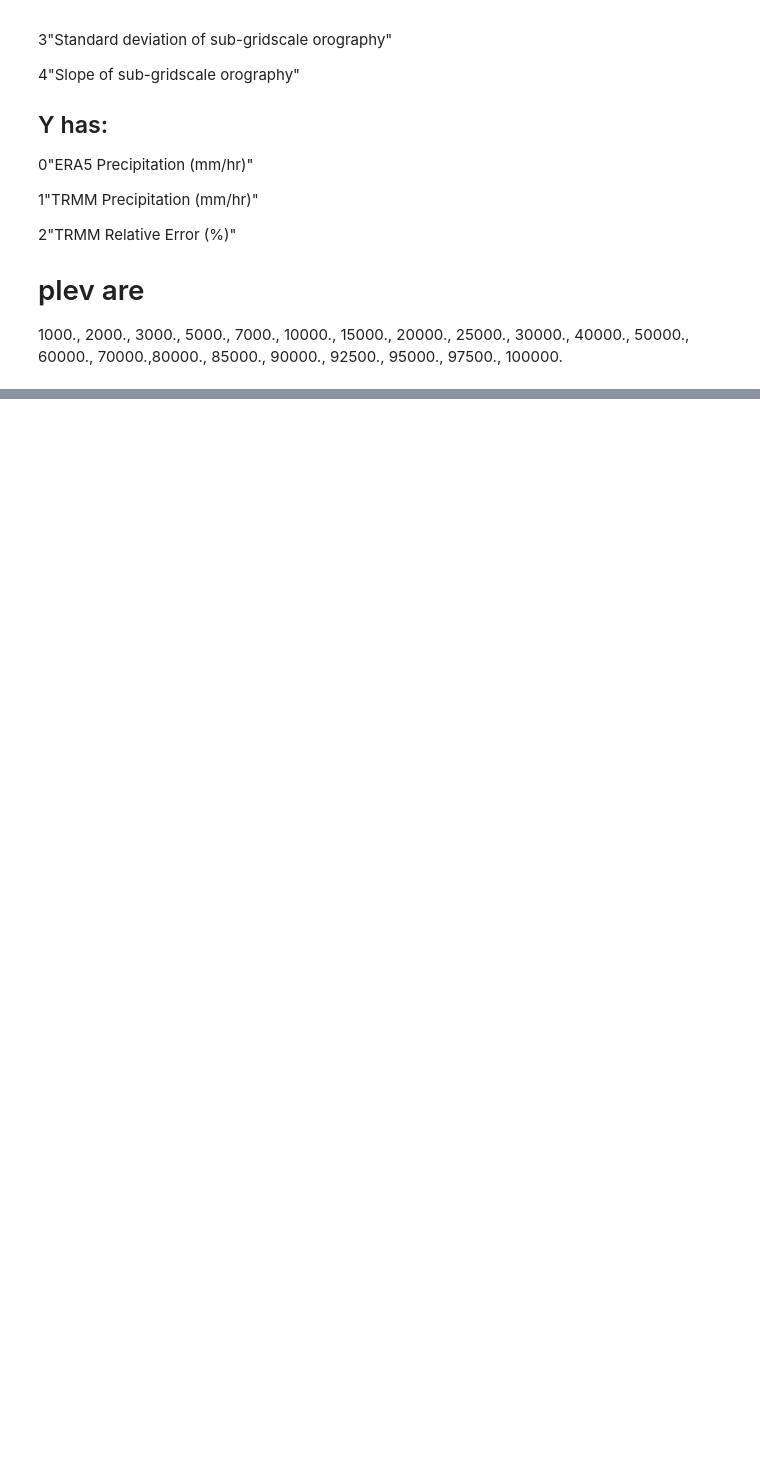
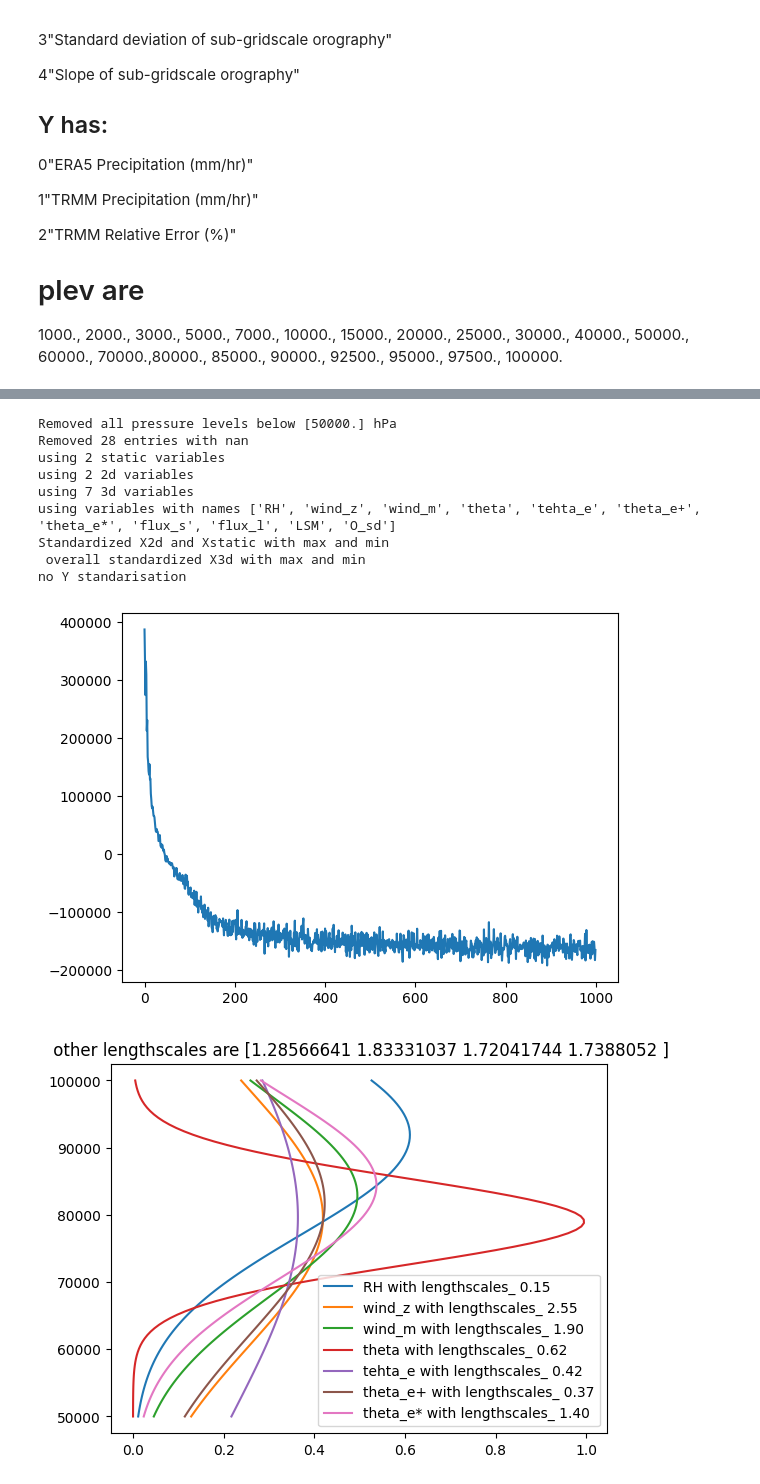
Before and after one commit to JaxGaussianProcesses/GPJax, a Jupyter notebook: Play_full2.ipynb, the cells around one changed output, grey strips where cells are left out. Cells and saved outputs as stored; diff of their text form; code cells hidden in the pictures; blank space fills up the shorter version.

```diff
--- a/Play_full2.ipynb
+++ b/Play_full2.ipynb
@@ -275,19 +273,14 @@ D, problem_info = prep_data("just rain")
 plot_data(problem_info,D)
 
 
-num_inducing=50
+num_inducing=25
 max_depth = 2
+
 smoother = init_smoother(problem_info)
-
-
-D_inducing = D.get_subset(500).get_subset(num_inducing, space_filling=True, no_3d=False, smoother=smoother)
+D_inducing = D.get_subset(100).get_subset(num_inducing, space_filling=True, no_3d=False, smoother=smoother)
 inducing_inputs_3d = D_inducing.X3d
 inducing_inputs_2d = D_inducing.X2d
 inducing_inputs_static = D_inducing.Xstatic
-
-
-
-D_ref = D_inducing#D.get_subset(250)
 # %% [output]
 Removed all pressure levels below [50000.] hPa
 Removed 28 entries with nan
@@ -312,0 +428,49 @@ no Y standarisation
+# %%
+D, problem_info = prep_data("all")
+initial_posterior = VariationalPrecipGP(
+    list_of_kernels=[init_kernels(problem_info, additive=False),init_kernels(problem_info, additive=False)],
+    likelihood=gpx.likelihoods.BernoulliGamma(num_datapoints=D.n),
+    smoother=smoother,
+    variational_mean= jnp.zeros((2, num_inducing, 1)),
+    variational_root_covariance= jnp.repeat(jnp.eye(num_inducing)[None,:,:],2,0),
+    num_latents=2,
+    jitter=jnp.array(1e-5, dtype=jnp.float64),
+    inducing_inputs_3d=inducing_inputs_3d,
+    inducing_inputs_2d=inducing_inputs_2d,
+    inducing_inputs_static=inducing_inputs_static,
+    ).replace_bijector(
+    inducing_inputs_3d = tfb.SoftClip(low=jnp.array(-1e-2, dtype=jnp.float64),high=jnp.array(1.0+1e-2, dtype=jnp.float64)),
+    inducing_inputs_2d = tfb.SoftClip(low=jnp.array(-1e-2, dtype=jnp.float64),high=jnp.array(1.0+1e-2, dtype=jnp.float64)),
+    inducing_inputs_static = tfb.SoftClip(low=jnp.array(-1e-2, dtype=jnp.float64),high=jnp.array(1.0+1e-2, dtype=jnp.float64)),
+    ).replace_trainable(
+    inducing_inputs_3d=False,
+    inducing_inputs_2d=False,
+    inducing_inputs_static=False
+    )
+
+
+opt_initial_posterior, history = gpx.fit(
+        model=initial_posterior,
+        objective=jax.jit(initial_posterior.loss_fn(negative=True)), #todo rejit
+        train_data=D,
+        optim=ox.adamw(1e-2),
+        num_iters=1000,
+        batch_size=1024,
+        safe=False,
+        key=key,
+    )
+plt.figure()
+plt.plot(history)
+plot_params(problem_info, opt_initial_posterior,D)
+# %% [output]
+Removed all pressure levels below [50000.] hPa
+Removed 28 entries with nan
+using 2 static variables
+using 2 2d variables
+using 7 3d variables
+using variables with names ['RH', 'wind_z', 'wind_m', 'theta', 'tehta_e', 'theta_e+', 'theta_e*', 'flux_s', 'flux_l', 'LSM', 'O_sd']
+Standardized X2d and Xstatic with max and min
+ overall standardized X3d with max and min
+no Y standarisation
+[figure, added]
+[figure, added]
```
Also changed, not shown: parts of 11 cells of this notebook, 4 other files.
